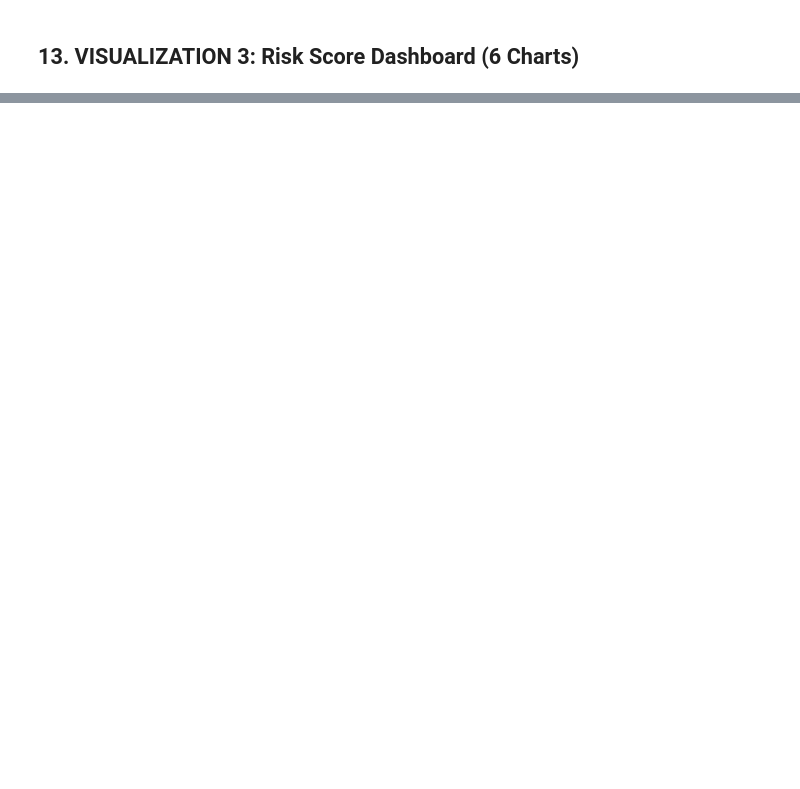
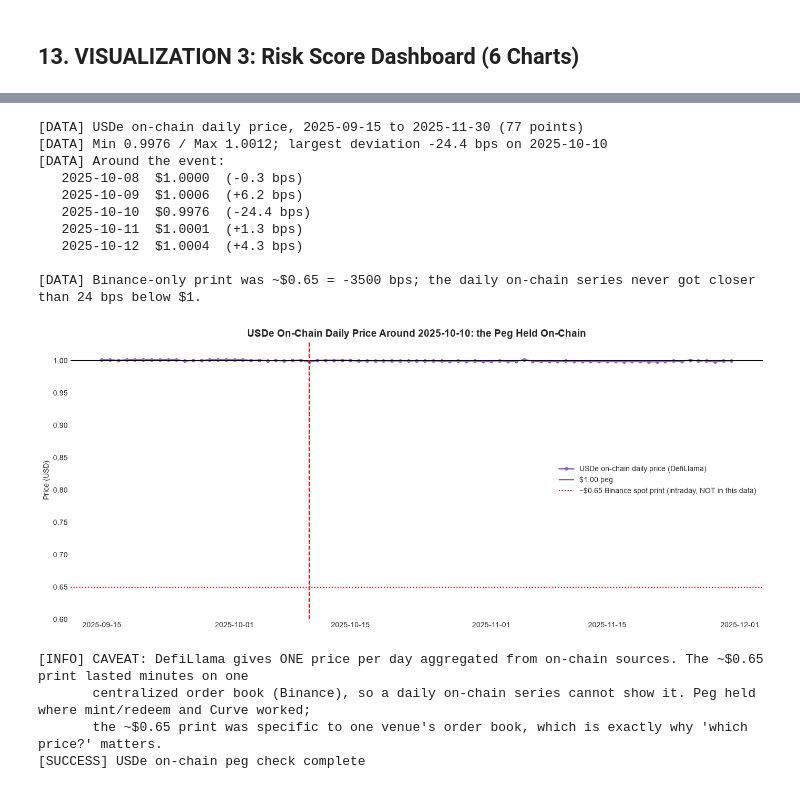
Before and after one commit to mselser95/QUANt, a Jupyter notebook: modulo-1/clase_2/Clase_2a_Stablecoin_Risk_Analysis.ipynb, the cells around one changed output, grey strips where cells are left out. Cells and saved outputs as stored; diff of their text form; code cells hidden in the pictures; blank space fills up the shorter version.

```diff
--- a/modulo-1/clase_2/Clase_2a_Stablecoin_Risk_Analysis.ipynb
+++ b/modulo-1/clase_2/Clase_2a_Stablecoin_Risk_Analysis.ipynb
@@ -1155,0 +1322,69 @@ print("\n[VISUALIZATION 3] Risk score dashboard complete!")
+# %%
+# 14b. Did the USDe peg hold ON-CHAIN around 2025-10-10? (DefiLlama daily prices)
+USDE_PRICE_OK = False
+usde_px = pd.Series(dtype=float)
+GECKO_USDE = 'ethena-usde'
+
+try:
+    src_prices = prices_raw   # already fetched in section 6 (/stablecoinprices)
+except NameError:
+    src_prices = None
+if not src_prices:
+    print("[INFO] Re-fetching /stablecoinprices for USDe")
+    src_prices = fetch_api(f"{DEFILLAMA_API}/stablecoinprices", base_delay=2)
+
+if src_prices:
+    pts = {pd.to_datetime(p['date'], unit='s'): p['prices'].get(GECKO_USDE)
+           for p in src_prices if p.get('date', 0) > 0 and p.get('prices', {}).get(GECKO_USDE) is not None}
+    usde_px = pd.Series(pts, dtype=float).sort_index()
+    USDE_PRICE_OK = not usde_px.empty
+else:
+    print("[ERROR] Could not load stablecoin prices - USDe price check skipped")
+
+if USDE_PRICE_OK:
+    w = usde_px[(usde_px.index >= '2025-09-15') & (usde_px.index <= '2025-11-30')]
+    if w.empty:
+        print("[WARNING] No USDe price points around Oct 2025 in the DefiLlama table")
+    else:
+        dev = (w - 1) * 1e4
+        worst = dev.abs().idxmax()
+        near = w[(w.index >= '2025-10-08') & (w.index <= '2025-10-12')]
+        print(f"[DATA] USDe on-chain daily price, 2025-09-15 to 2025-11-30 ({len(w)} points)")
+        print(f"[DATA] Min {w.min():.4f} / Max {w.max():.4f}; largest deviation {dev[worst]:+.1f} bps on {worst.date()}")
+        print("[DATA] Around the event:")
+        for d, v in near.items():
+            print(f"   {d.date()}  ${v:.4f}  ({(v-1)*1e4:+.1f} bps)")
+        print(f"\n[DATA] Binance-only print was ~$0.65 = {(0.65-1)*1e4:.0f} bps; the daily on-chain series never got closer than "
+              f"{(1 - w.min())*1e4:.0f} bps below $1.")
+
+        fig, ax = plt.subplots(figsize=(14, 6))
+        ax.plot(w.index, w.values, marker='o', ms=4, color='tab:purple', lw=2, label='USDe on-chain daily price (DefiLlama)')
+        ax.axhline(1.0, color='black', lw=1, label='$1.00 peg')
+        ax.axhline(0.65, color='red', ls=':', lw=1.5, label='~$0.65 Binance spot print (intraday, NOT in this data)')
+        ax.axvline(USDE_EVENT, color='red', ls='--', lw=1.5)
+        ax.set_ylim(0.60, 1.03)
+        ax.set_ylabel('Price (USD)')
+        ax.set_title('USDe On-Chain Daily Price Around 2025-10-10: the Peg Held On-Chain', fontweight='bold', fontsize=14)
+        ax.legend(loc='center right')
+        plt.tight_layout()
+        plt.show()
+        print("[INFO] CAVEAT: DefiLlama gives ONE price per day aggregated from on-chain sources. The ~$0.65 print lasted minutes on one")
+        print("       centralized order book (Binance), so a daily on-chain series cannot show it. Peg held where mint/redeem and Curve worked;")
+        print("       the ~$0.65 print was specific to one venue's order book, which is exactly why 'which price?' matters.")
+        print("[SUCCESS] USDe on-chain peg check complete")
+# %% [output]
+[DATA] USDe on-chain daily price, 2025-09-15 to 2025-11-30 (77 points)
+[DATA] Min 0.9976 / Max 1.0012; largest deviation -24.4 bps on 2025-10-10
+[DATA] Around the event:
+   2025-10-08  $1.0000  (-0.3 bps)
+   2025-10-09  $1.0006  (+6.2 bps)
+   2025-10-10  $0.9976  (-24.4 bps)
+   2025-10-11  $1.0001  (+1.3 bps)
+   2025-10-12  $1.0004  (+4.3 bps)
+
+[DATA] Binance-only print was ~$0.65 = -3500 bps; the daily on-chain series never got closer than 24 bps below $1.
+[figure, added]
+[INFO] CAVEAT: DefiLlama gives ONE price per day aggregated from on-chain sources. The ~$0.65 print lasted minutes on one
+       centralized order book (Binance), so a daily on-chain series cannot show it. Peg held where mint/redeem and Curve worked;
+       the ~$0.65 print was specific to one venue's order book, which is exactly why 'which price?' matters.
+[SUCCESS] USDe on-chain peg check complete
```
Also changed, not shown: parts of 23 cells of this notebook, 4 other files.
